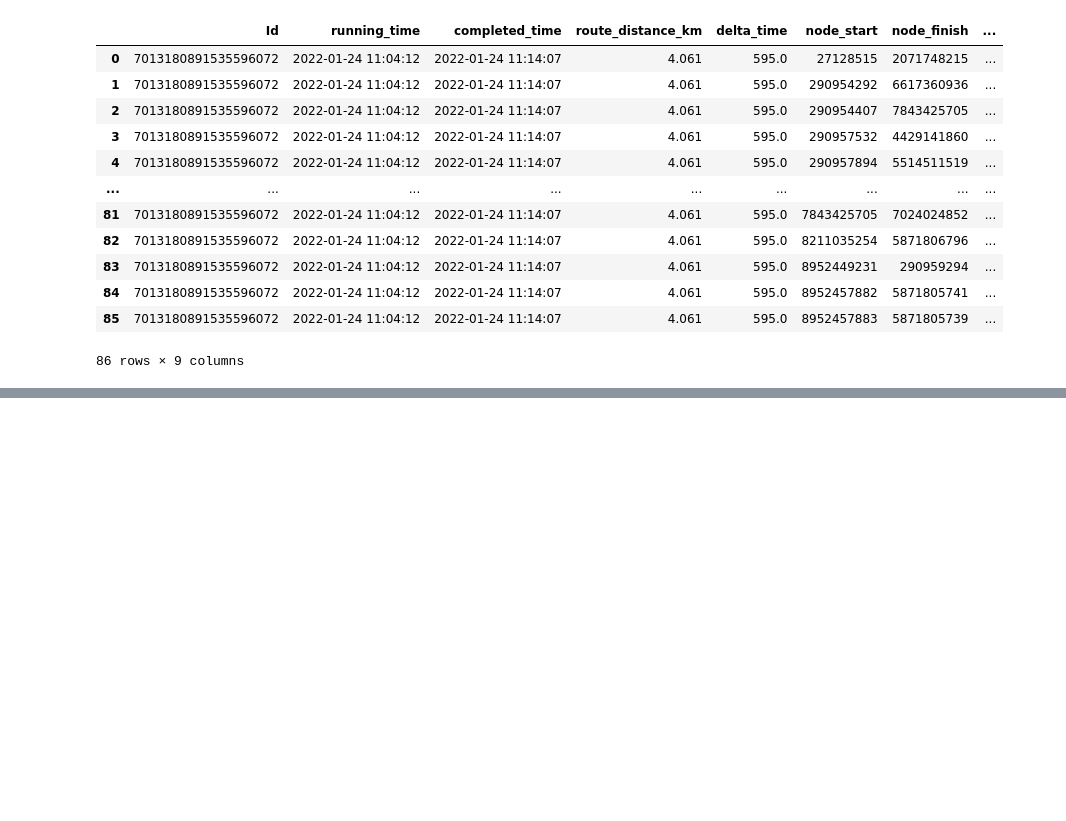
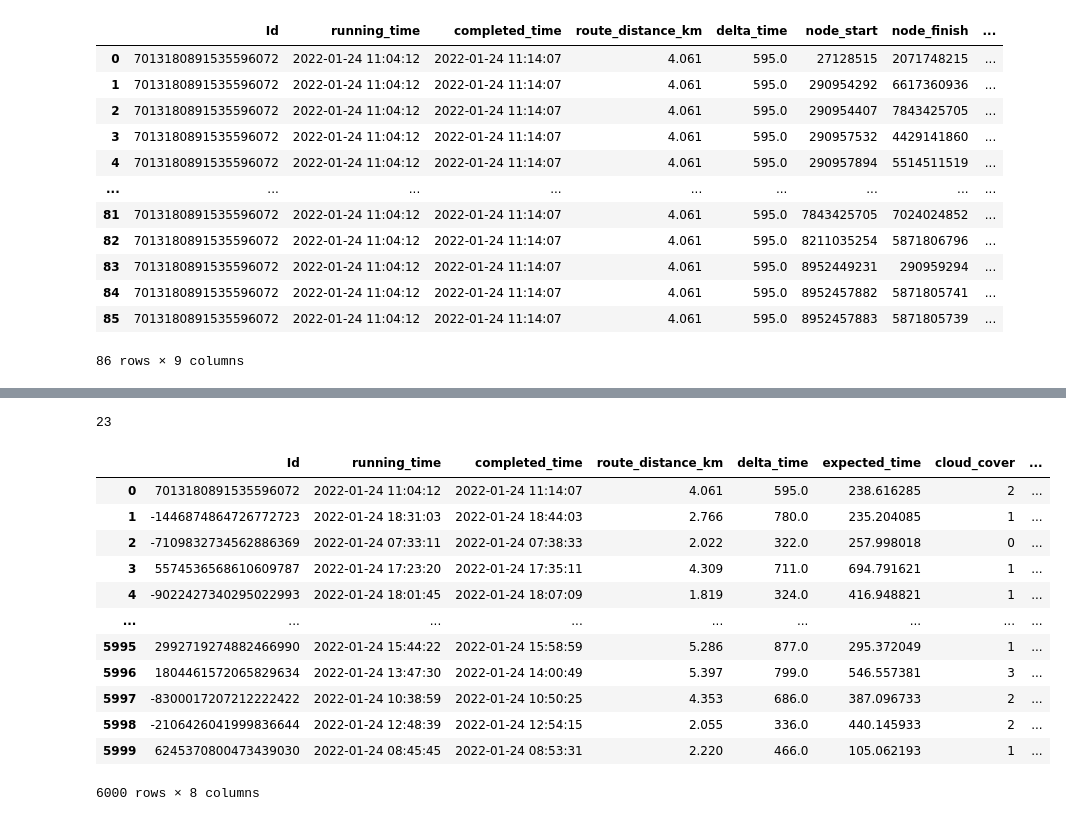
Before and after one commit to SlivoviyBarsik/INT20H-lazy_lizard, a Jupyter notebook: analysis.ipynb, the cells around one changed output, grey strips where cells are left out. Cells and saved outputs as stored; diff of their text form; code cells hidden in the pictures; blank space fills up the shorter version.

```diff
--- a/analysis.ipynb
+++ b/analysis.ipynb
@@ -91,3 +91,6 @@ df[df.Id == 7013180891535596072]
 | 84 | 7013180891535596072 | 2022-01-24 11:04:12 | 2022-01-24 11:14:07 | 4.061 | 595.0 | 8952457882 | 5871805741 | ... |
 | 85 | 7013180891535596072 | 2022-01-24 11:04:12 | 2022-01-24 11:14:07 | 4.061 | 595.0 | 8952457883 | 5871805739 | ... |
 86 rows × 9 columns
+# %%
+nodes["time"] = nodes.distance / ((5 / 18) * nodes.speed)
+nodes
@@ -93,0 +111,6 @@ df[df.Id == 7013180891535596072]
+# %%
+orders["expected_time"] = nodes.groupby("Id")["time"].agg(func=np.sum).values
+# %%
+orders.running_time.dt.hour.max()
+# %% [output]
+23
@@ -93,0 +173,16 @@ df[df.Id == 7013180891535596072]
+# %%
+orders
+# %% [output]
+|  | Id | running_time | completed_time | route_distance_km | delta_time | expected_time | cloud_cover | ... |
+| 0 | 7013180891535596072 | 2022-01-24 11:04:12 | 2022-01-24 11:14:07 | 4.061 | 595.0 | 238.616285 | 2 | ... |
+| 1 | -1446874864726772723 | 2022-01-24 18:31:03 | 2022-01-24 18:44:03 | 2.766 | 780.0 | 235.204085 | 1 | ... |
+| 2 | -7109832734562886369 | 2022-01-24 07:33:11 | 2022-01-24 07:38:33 | 2.022 | 322.0 | 257.998018 | 0 | ... |
+| 3 | 5574536568610609787 | 2022-01-24 17:23:20 | 2022-01-24 17:35:11 | 4.309 | 711.0 | 694.791621 | 1 | ... |
+| 4 | -9022427340295022993 | 2022-01-24 18:01:45 | 2022-01-24 18:07:09 | 1.819 | 324.0 | 416.948821 | 1 | ... |
+| ... | ... | ... | ... | ... | ... | ... | ... | ... |
+| 5995 | 2992719274882466990 | 2022-01-24 15:44:22 | 2022-01-24 15:58:59 | 5.286 | 877.0 | 295.372049 | 1 | ... |
+| 5996 | 1804461572065829634 | 2022-01-24 13:47:30 | 2022-01-24 14:00:49 | 5.397 | 799.0 | 546.557381 | 3 | ... |
+| 5997 | -8300017207212222422 | 2022-01-24 10:38:59 | 2022-01-24 10:50:25 | 4.353 | 686.0 | 387.096733 | 2 | ... |
+| 5998 | -2106426041999836644 | 2022-01-24 12:48:39 | 2022-01-24 12:54:15 | 2.055 | 336.0 | 440.145933 | 2 | ... |
+| 5999 | 6245370800473439030 | 2022-01-24 08:45:45 | 2022-01-24 08:53:31 | 2.220 | 466.0 | 105.062193 | 1 | ... |
+6000 rows × 8 columns
```
Also changed, not shown: parts of 5 cells of this notebook.
